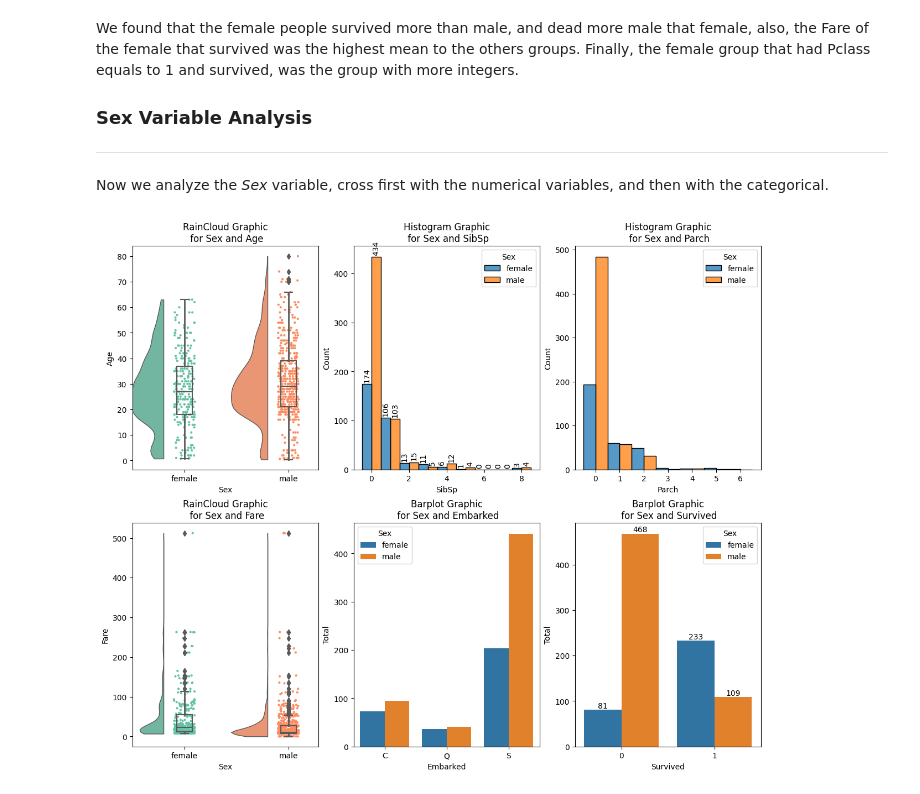
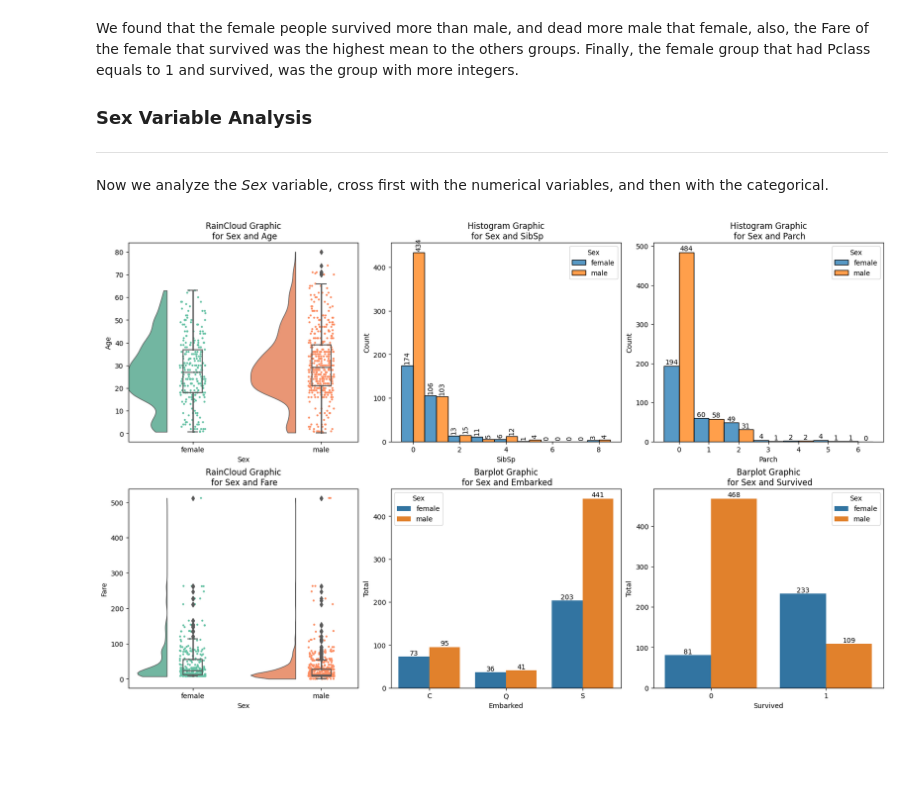
Before and after one commit to daagonzalezsa/Titanic_Competition_Kaggle, a Jupyter notebook: Code_Competition.ipynb, the cells around one changed output. Cells and saved outputs as stored; diff of their text form; code cells hidden in the pictures; blank space fills up the shorter version.

Commit message:
Add warning library to avoid the warnings and complete the labels

```diff
--- a/Code_Competition.ipynb
+++ b/Code_Competition.ipynb
@@ -130,7 +132,7 @@ We found that the female people survived more than male, and dead more male that
 
 Now we analyze the <i> Sex </i> variable, cross first with the numerical variables, and then with the categorical.
 # %%
-fig = plt.figure(layout="constrained", figsize=(12, 10))
+fig = plt.figure(layout="constrained", figsize=(16, 10))
 ax_dict = fig.subplot_mosaic([
     ["A","B", "C"],
     ["D", "E", "F"]])
@@ -176,49 +178,40 @@ sns.barplot(
     x = "Embarked",
     y = "Total",
     hue="Sex",
     ax = ax_dict["E"]
 )
 
 sns.barplot(
     data=(train.
           groupby(["Survived", "Sex"], observed=False).
           agg(
              Total = ("Sex", "size")
           ).reset_index()),
     x = "Survived",
     y = "Total",
     hue="Sex",
     ax = ax_dict["F"]
 )
 
-# for i, txt in enumerate((train.
-#           groupby(["Survived", "Sex"], observed=False).
-#           agg(
-#              Total = ("Sex", "size")
-#           ).reset_index())["Total"]):
-#     ax_dict["F"].text((train.
-#           groupby(["Survived", "Sex"], observed=False).
-#           agg(
-#              Total = ("Sex", "size")
-#           ).reset_index())["Survived"][i], (train.
-#           groupby(["Survived", "Sex"], observed=False).
-#           agg(
-#              Total = ("Sex", "size")
-#           ).reset_index())["Total"][i], txt)
-
 ax_dict['A'].set_title("RainCloud Graphic\n for Sex and Age")
 ax_dict['B'].set_title("Histogram Graphic\n for Sex and SibSp")
 ax_dict['C'].set_title("Histogram Graphic\n for Sex and Parch")
 ax_dict['D'].set_title("RainCloud Graphic\n for Sex and Fare")
 ax_dict['E'].set_title("Barplot Graphic\n for Sex and Embarked")
 ax_dict['F'].set_title("Barplot Graphic\n for Sex and Survived")
 
+for i in ax_dict["B"].containers:
+    ax_dict["B"].bar_label(i, rotation = "vertical", padding=2)
+
+for i in ax_dict["C"].containers:
+    ax_dict["C"].bar_label(i)
+
+for i in ax_dict["E"].containers:
+    ax_dict["E"].bar_label(i)
+
 for i in ax_dict["F"].containers:
     ax_dict["F"].bar_label(i)
 
-for i in ax_dict["B"].containers:
-    ax_dict["B"].bar_label(i, rotation = "vertical", padding=2)
-
 plt.show()
 # %% [output]
-[figure, old version]
+[figure, new version]
```
Also changed, not shown: parts of 1 cell of this notebook.
